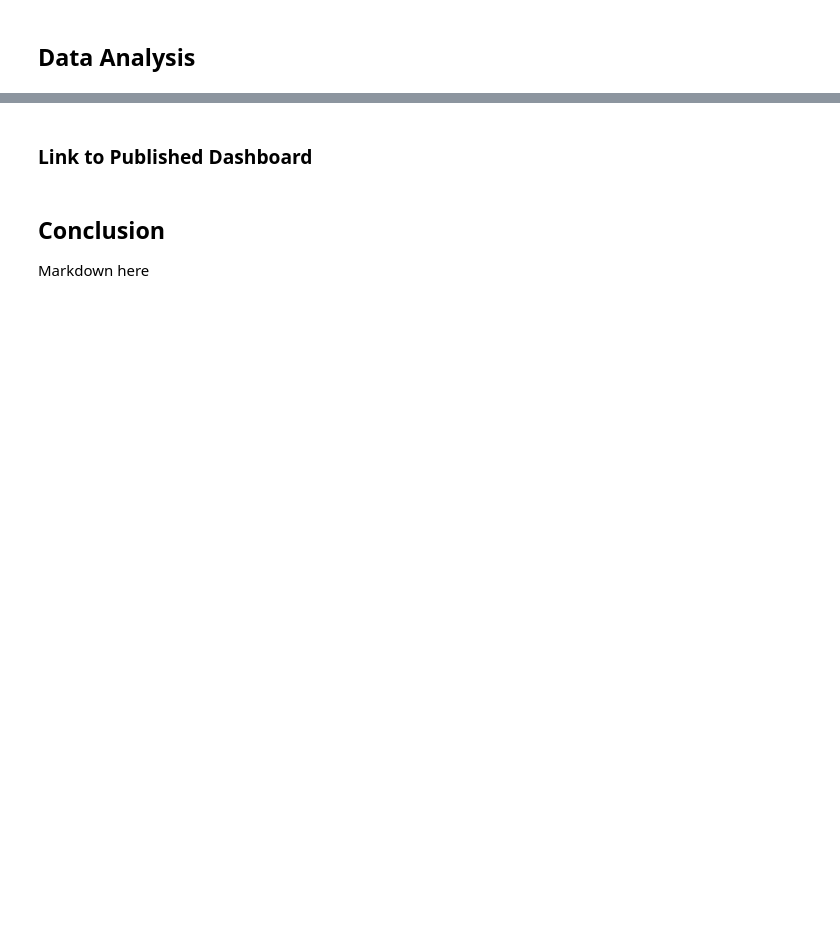
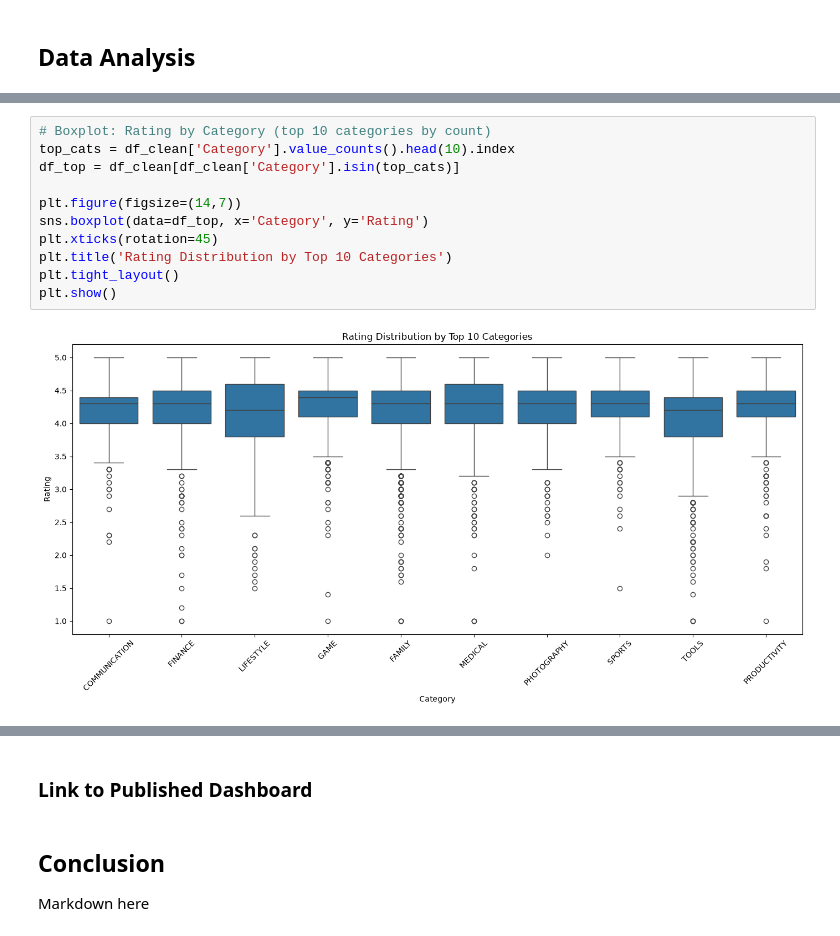
Before and after one commit to PKMDroid/playstore-app-analysis, a Jupyter notebook: play_store_analysis.ipynb, the cells around one changed output, grey strips where cells are left out. Saved outputs shown, nothing was run; the diff lists cells and outputs as text; blank space fills up the shorter version.

```diff
--- a/play_store_analysis.ipynb
+++ b/play_store_analysis.ipynb
@@ -221,0 +247,13 @@ None
+# %%
+# Boxplot: Rating by Category (top 10 categories by count)
+top_cats = df_clean['Category'].value_counts().head(10).index
+df_top = df_clean[df_clean['Category'].isin(top_cats)]
+
+plt.figure(figsize=(14,7))
+sns.boxplot(data=df_top, x='Category', y='Rating')
+plt.xticks(rotation=45)
+plt.title('Rating Distribution by Top 10 Categories')
+plt.tight_layout()
+plt.show()
+# %% [output]
+[figure, added]
```
Also changed, not shown: parts of 9 cells of this notebook, 1 other file.
